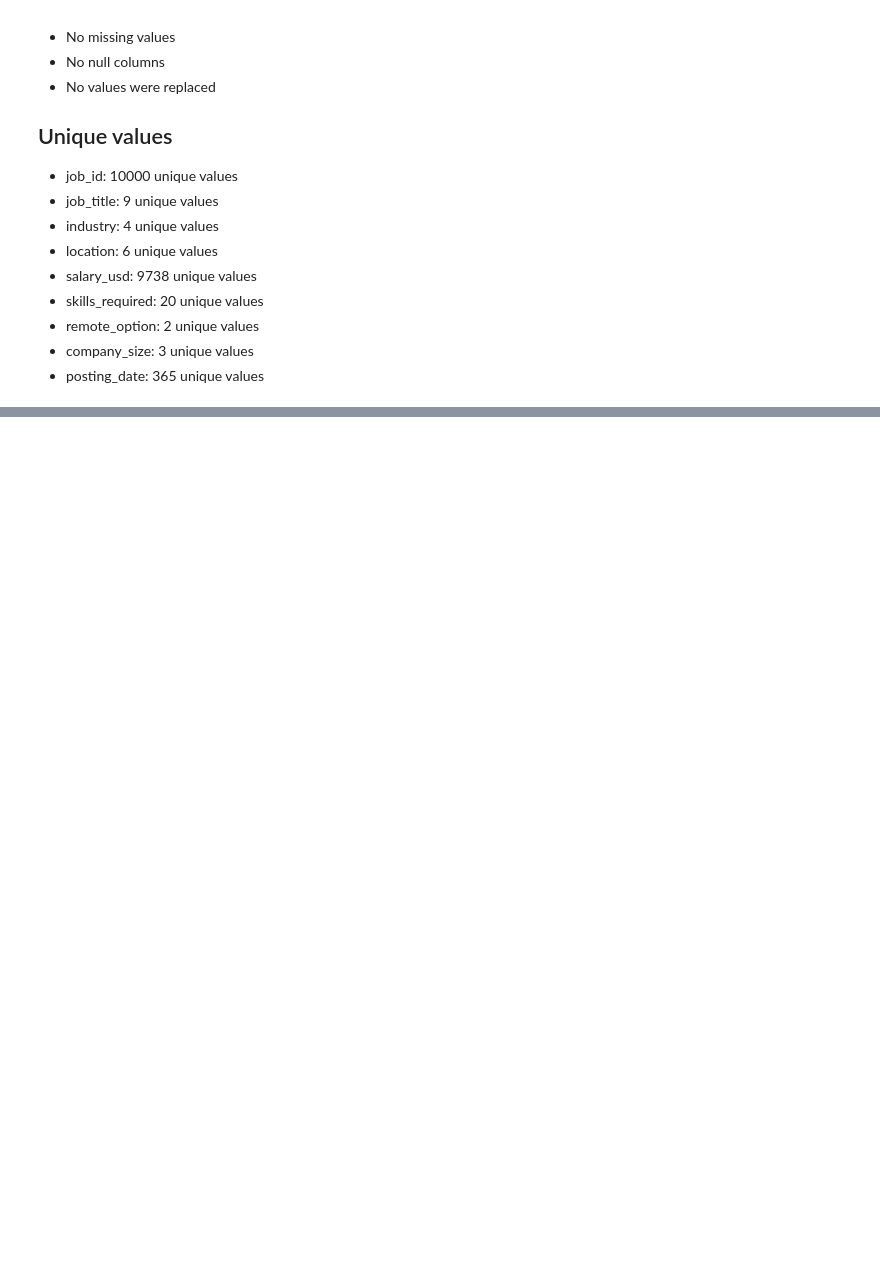
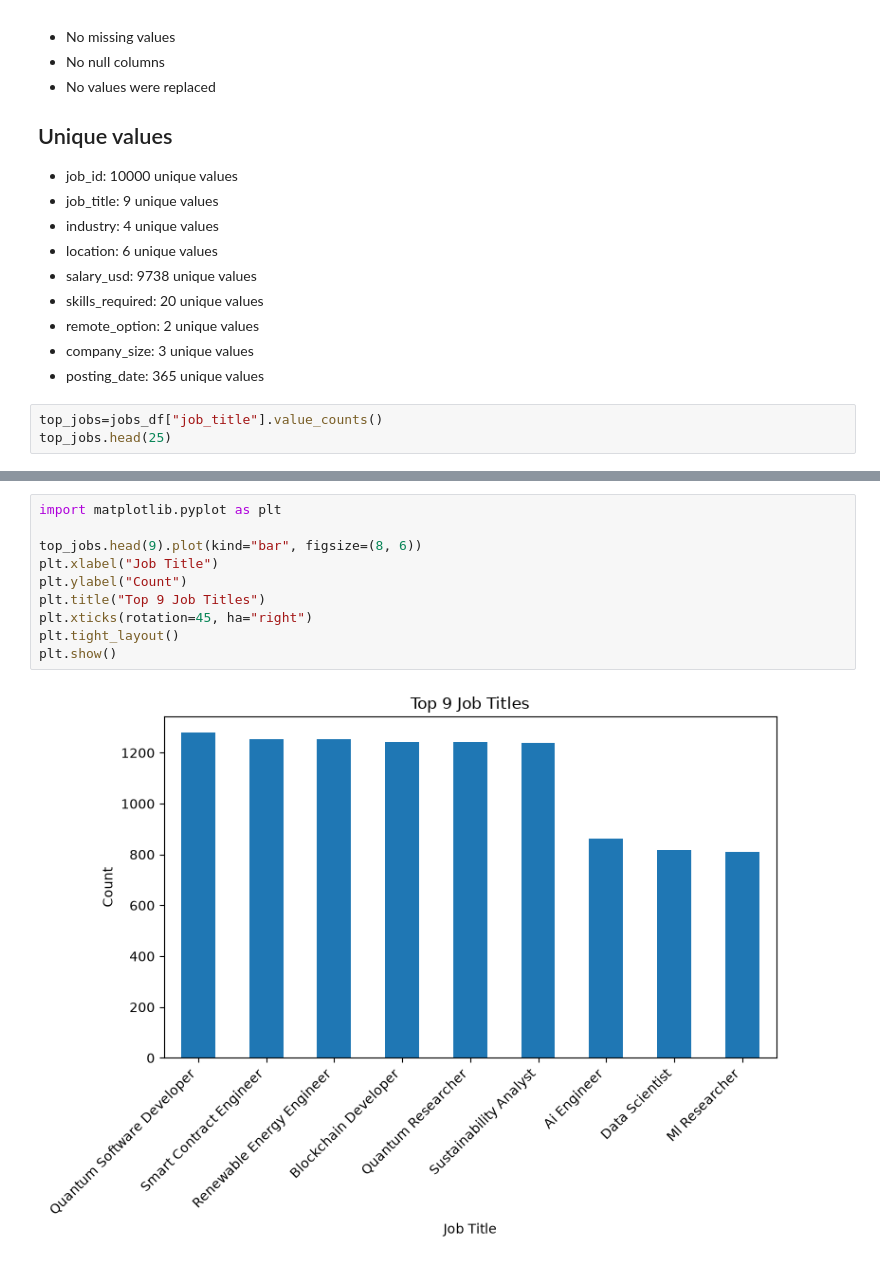
Before and after one commit to mohak201/AI-Workflow-Intelligence-, a Jupyter notebook: notebooks/stage2_eda.ipynb, the cells around one changed output, grey strips where cells are left out. Saved outputs shown, nothing was run; the diff lists cells and outputs as text; blank space fills up the shorter version.

```diff
--- a/notebooks/stage2_eda.ipynb
+++ b/notebooks/stage2_eda.ipynb
@@ -174,3 +174,6 @@ posting_date: 365 unique values
 - remote_option: 2 unique values
 - company_size: 3 unique values
 - posting_date: 365 unique values
+# %%
+top_jobs=jobs_df["job_title"].value_counts()
+top_jobs.head(25)
@@ -176,0 +192,12 @@ posting_date: 365 unique values
+# %%
+import matplotlib.pyplot as plt
+
+top_jobs.head(9).plot(kind="bar", figsize=(8, 6))
+plt.xlabel("Job Title")
+plt.ylabel("Count")
+plt.title("Top 9 Job Titles")
+plt.xticks(rotation=45, ha="right")
+plt.tight_layout()
+plt.show()
+# %% [output]
+[figure, added]
```
Also changed, not shown: parts of 8 cells of this notebook, 3 other files.
